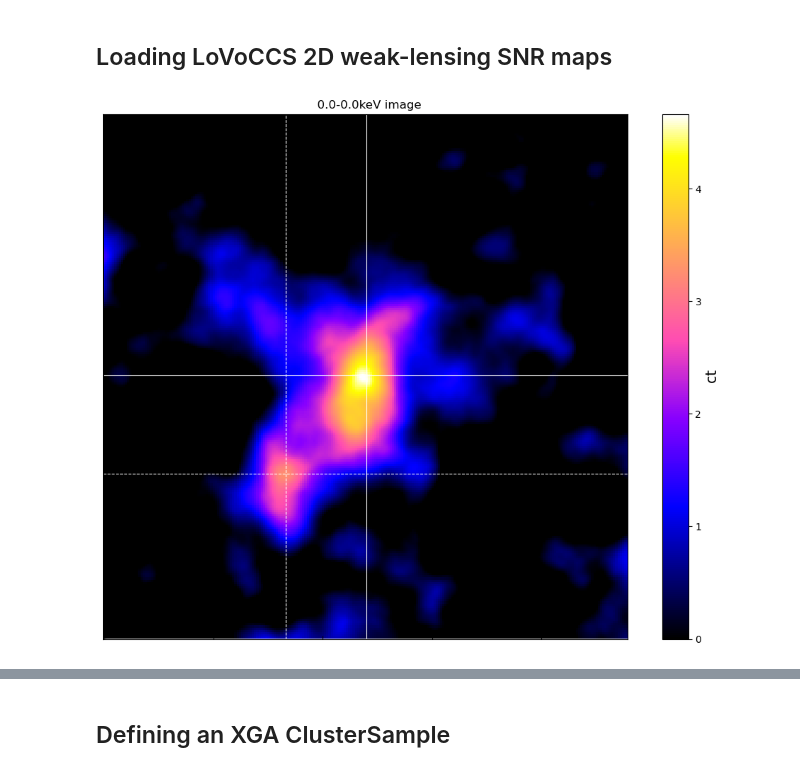
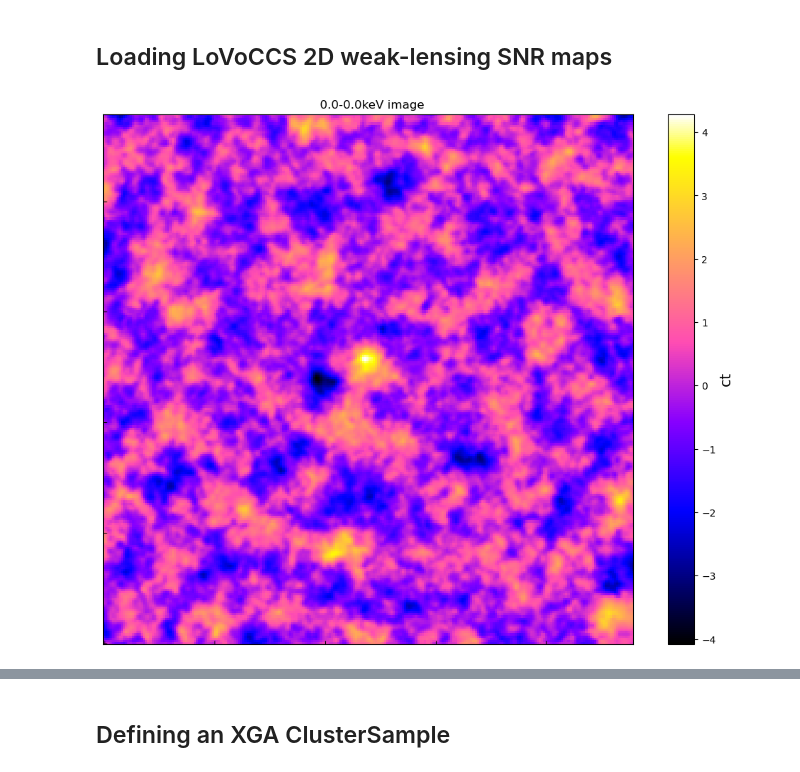
Before and after one commit to LoVoCCS/X-LoVoCCS-Analyses, a Jupyter notebook: notebooks/property_maps/xray_weaklensing_correlation.ipynb, the cells around one changed output, grey strips where cells are left out. Drawn from its saved outputs; the diff is of its cells as text; code cells hidden in the pictures.

```diff
--- a/notebooks/property_maps/xray_weaklensing_correlation.ipynb
+++ b/notebooks/property_maps/xray_weaklensing_correlation.ipynb
@@ -162,7 +216,9 @@ xlovoccs_samp = xlovoccs_base
 # %% [markdown]
 ## Loading LoVoCCS 2D weak-lensing SNR maps
 # %%
-wl_snr_map = Image("../../noupload_LoVoCCS-26_M_ap_SNR_b100_Rs13000.fits", '', '', '', '', '', Quantity(0.0, 'keV'), Quantity(0.0, 'keV'))
+# wl_snr_map = Image("../../noupload_LoVoCCS-26_M_ap_SNR_b100_Rs13000.fits", '', '', '', '', '', Quantity(0.0, 'keV'), Quantity(0.0, 'keV'))
+wl_snr_map = Image("../../noupload_LoVoCCS-58_M_ap_SNR_b100_Rs3000.fits", '', '', '', '', '', Quantity(0.0, 'keV'), Quantity(0.0, 'keV'))
+
 wl_snr_map_hdr = wl_snr_map.header
 
 wl_snr_map_w = WCS(naxis=2)
@@ -174,7 +230,10 @@ wl_snr_map_w.wcs.crval = [wl_snr_map_hdr["CRVAL1{}".format(key)], wl_snr_map_hdr
 wl_snr_map_w.wcs.ctype = [wl_snr_map_hdr["CTYPE1{}".format(key)], wl_snr_map_hdr["CTYPE2{}".format(key)]]
 
 wl_snr_map._wcs_radec = wl_snr_map_w
+
+wl_snr_map._data = read(wl_snr_map.path).astype("float64")
+wl_snr_map._shape = wl_snr_map.data.shape
 # %%
-wl_snr_map.view(Quantity([[120, 120], [83, 75]], 'pix'), stretch=LinearStretch())
+wl_snr_map.view(stretch=LinearStretch())
 # %% [output]
-[figure, old version]
+[figure, new version]
```
Also changed, not shown: parts of 26 cells of this notebook.
